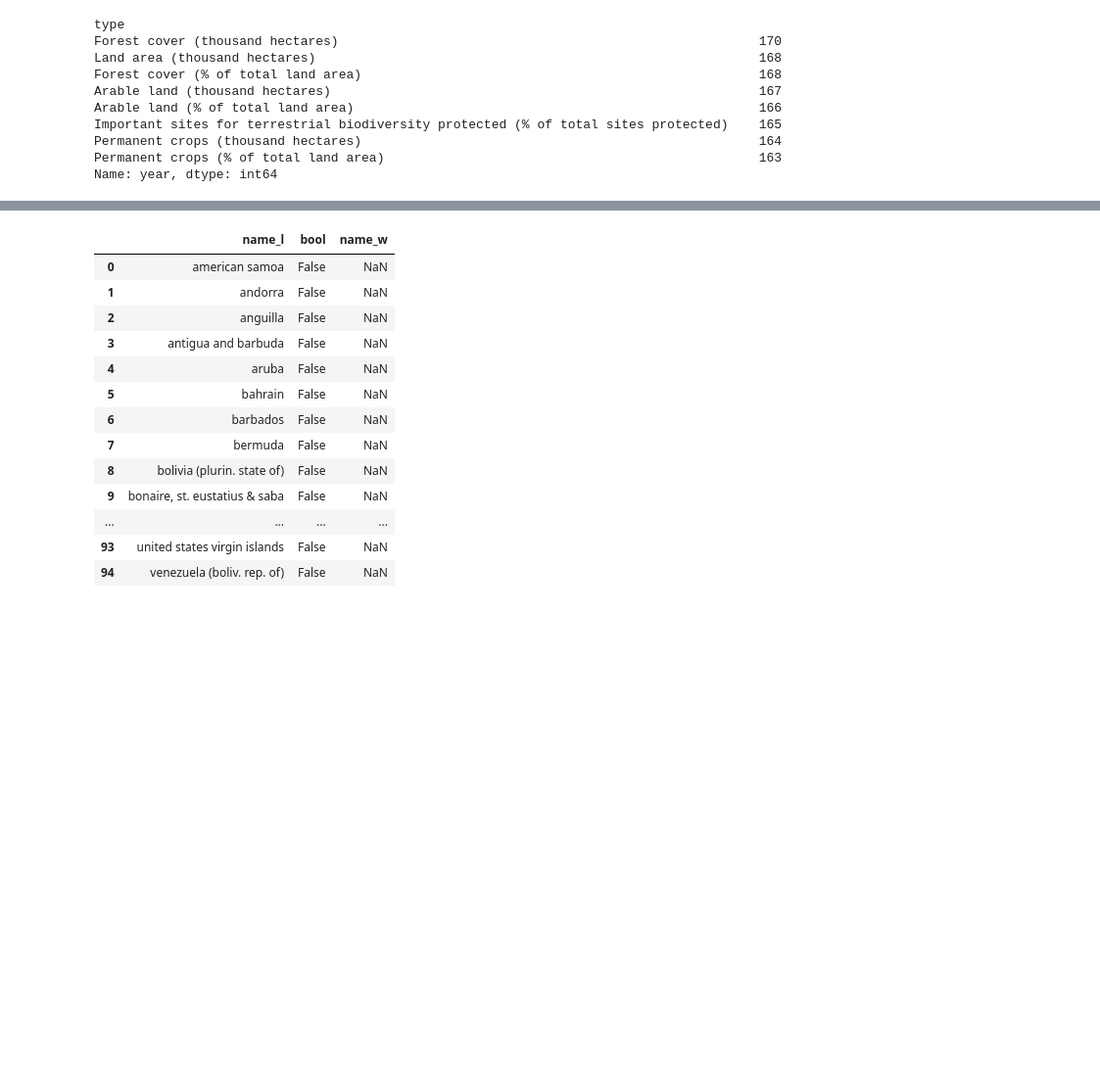
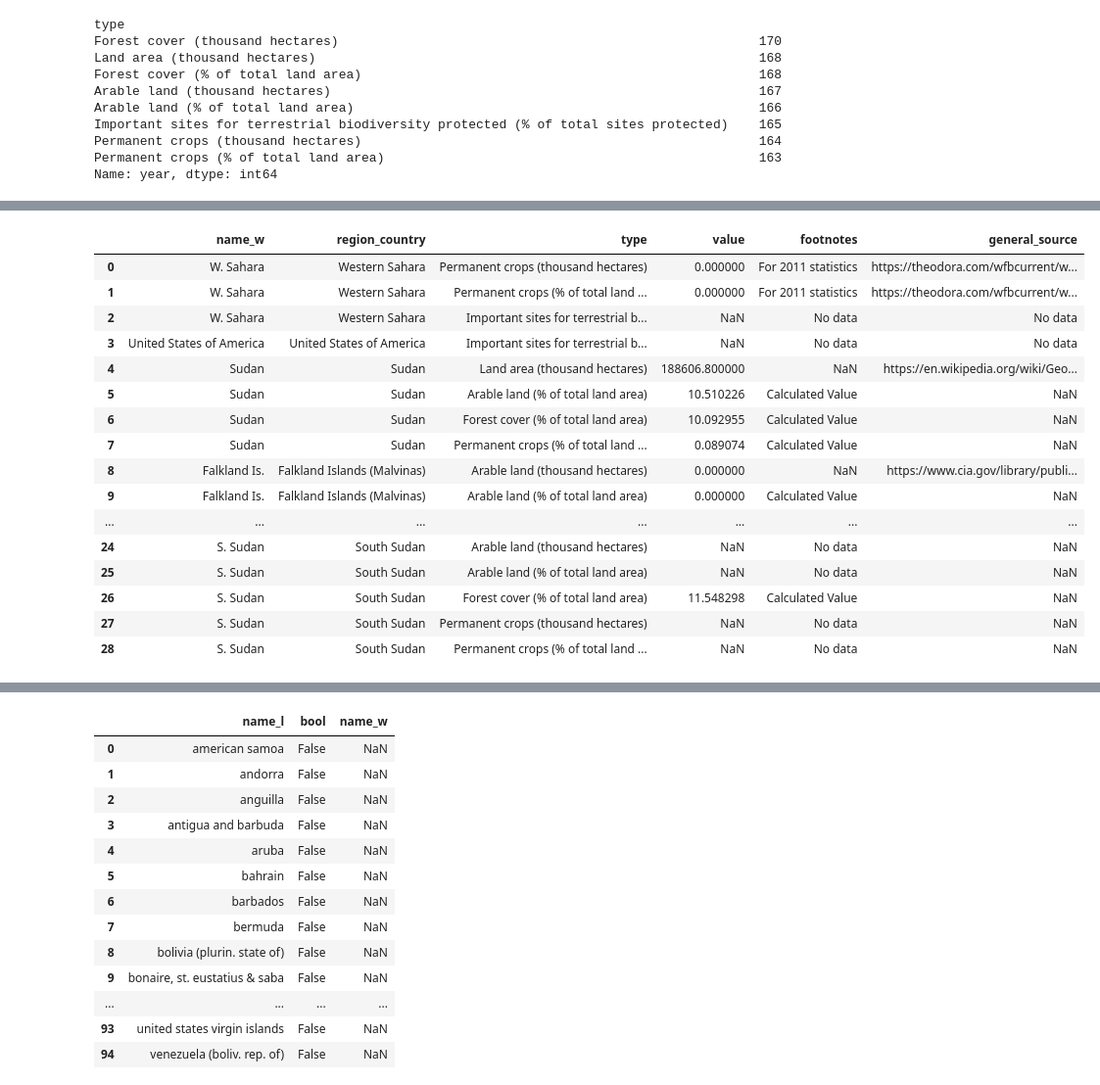
Before and after one commit to Hmarga/Lands, a Jupyter notebook: code_data/data_processing_complete.ipynb, the cells around one changed output, grey strips where cells are left out. Shown at 98% size. Saved outputs shown, nothing was run; the diff lists cells and outputs as text; code cells hidden in the pictures; blank space fills up the shorter version.

```diff
--- a/code_data/data_processing_complete.ipynb
+++ b/code_data/data_processing_complete.ipynb
@@ -147,0 +191,24 @@ wlands_16[['region_country', 'name_w', 'value', 'type']][(wlands_16.region_count
+# %%
+# Open the csv of the missing records filled
+
+l_simple_mod = pd.read_csv('/home/hmdg/Documents/Data_Science/Repos/Lands/data/l_simple_mod.csv',
+                      header=0, encoding='iso8859_1')
+l_simple_mod
+# %% [output]
+|  | name_w | region_country | type | value | footnotes | general_source |
+| 0 | W. Sahara | Western Sahara | Permanent crops (thousand hectares) | 0.000000 | For 2011 statistics | https://theodora.com/wfbcurrent/w... |
+| 1 | W. Sahara | Western Sahara | Permanent crops (% of total land ... | 0.000000 | For 2011 statistics | https://theodora.com/wfbcurrent/w... |
+| 2 | W. Sahara | Western Sahara | Important sites for terrestrial b... | NaN | No data | No data |
+| 3 | United States of America | United States of America | Important sites for terrestrial b... | NaN | No data | No data |
+| 4 | Sudan | Sudan | Land area (thousand hectares) | 188606.800000 | NaN | https://en.wikipedia.org/wiki/Geo... |
+| 5 | Sudan | Sudan | Arable land (% of total land area) | 10.510226 | Calculated Value | NaN |
+| 6 | Sudan | Sudan | Forest cover (% of total land area) | 10.092955 | Calculated Value | NaN |
+| 7 | Sudan | Sudan | Permanent crops (% of total land ... | 0.089074 | Calculated Value | NaN |
+| 8 | Falkland Is. | Falkland Islands (Malvinas) | Arable land (thousand hectares) | 0.000000 | NaN | https://www.cia.gov/library/publi... |
+| 9 | Falkland Is. | Falkland Islands (Malvinas) | Arable land (% of total land area) | 0.000000 | Calculated Value | NaN |
+| ... | ... | ... | ... | ... | ... | ... |
+| 24 | S. Sudan | South Sudan | Arable land (thousand hectares) | NaN | No data | NaN |
+| 25 | S. Sudan | South Sudan | Arable land (% of total land area) | NaN | No data | NaN |
+| 26 | S. Sudan | South Sudan | Forest cover (% of total land area) | 11.548298 | Calculated Value | NaN |
+| 27 | S. Sudan | South Sudan | Permanent crops (thousand hectares) | NaN | No data | NaN |
+| 28 | S. Sudan | South Sudan | Permanent crops (% of total land ... | NaN | No data | NaN |
```
Also changed, not shown: parts of 10 cells of this notebook, 1 other file.
